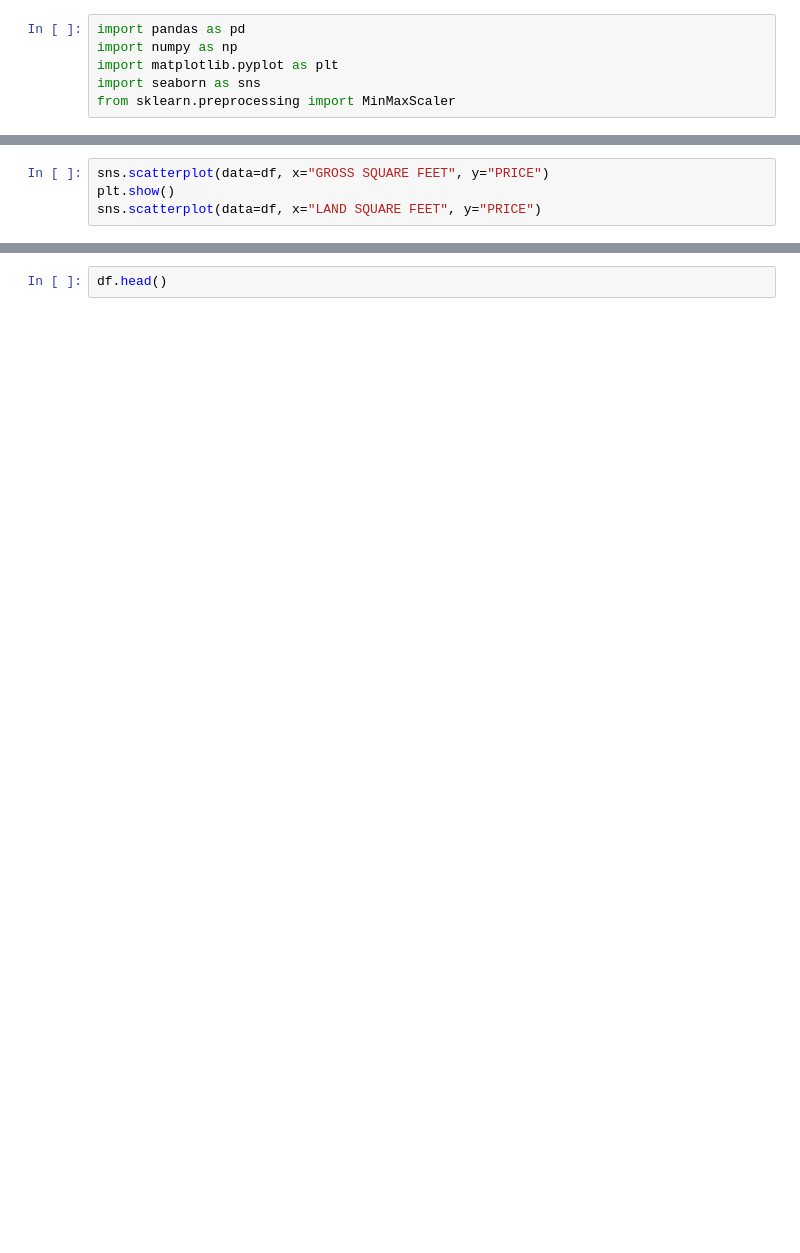
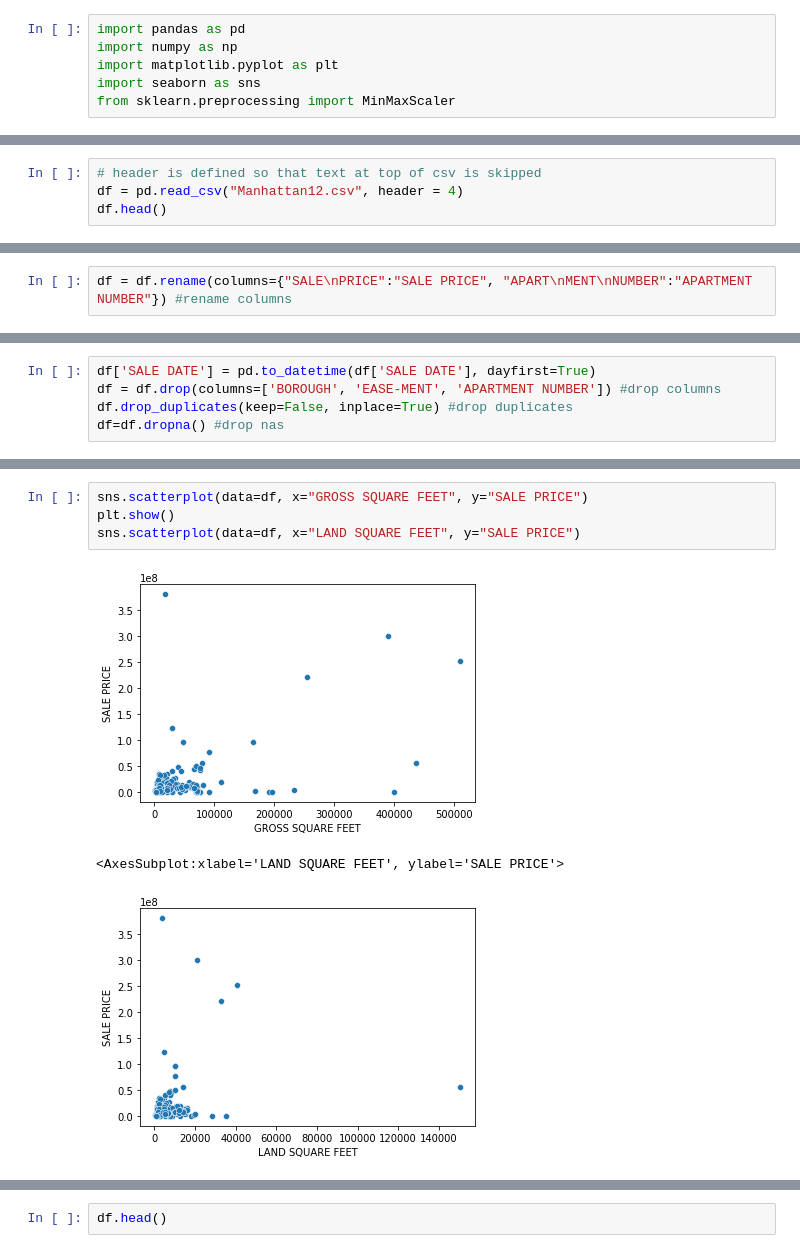
Before and after one commit to tasnmb/Manhattan-property-prices-analysis, a Jupyter notebook: big_data_cw.ipynb, the cells around one changed output, grey strips where cells are left out. Drawn from its saved outputs; the diff is of its cells as text; blank space fills up the shorter version.

```diff
--- a/big_data_cw.ipynb
+++ b/big_data_cw.ipynb
@@ -60,0 +34,4 @@ dtype: int64
+# %%
+# header is defined so that text at top of csv is skipped
+df = pd.read_csv("Manhattan12.csv", header = 4)
+df.head()
@@ -60,0 +46,2 @@ dtype: int64
+# %%
+df = df.rename(columns={"SALE\nPRICE":"SALE PRICE", "APART\nMENT\nNUMBER":"APARTMENT NUMBER"}) #rename columns
@@ -60,0 +165,5 @@ dtype: int64
+# %%
+df['SALE DATE'] = pd.to_datetime(df['SALE DATE'], dayfirst=True)
+df = df.drop(columns=['BOROUGH', 'EASE-MENT', 'APARTMENT NUMBER']) #drop columns
+df.drop_duplicates(keep=False, inplace=True) #drop duplicates
+df=df.dropna() #drop nas
@@ -61,5 +206,9 @@ dtype: int64
 # %%
-sns.scatterplot(data=df, x="GROSS SQUARE FEET", y="PRICE")
+sns.scatterplot(data=df, x="GROSS SQUARE FEET", y="SALE PRICE")
 plt.show()
-sns.scatterplot(data=df, x="LAND SQUARE FEET", y="PRICE")
+sns.scatterplot(data=df, x="LAND SQUARE FEET", y="SALE PRICE")
+# %% [output]
+[figure, added]
+<AxesSubplot:xlabel='LAND SQUARE FEET', ylabel='SALE PRICE'>
+[figure, added]
 # %%
```
Also changed, not shown: parts of 17 cells of this notebook.
